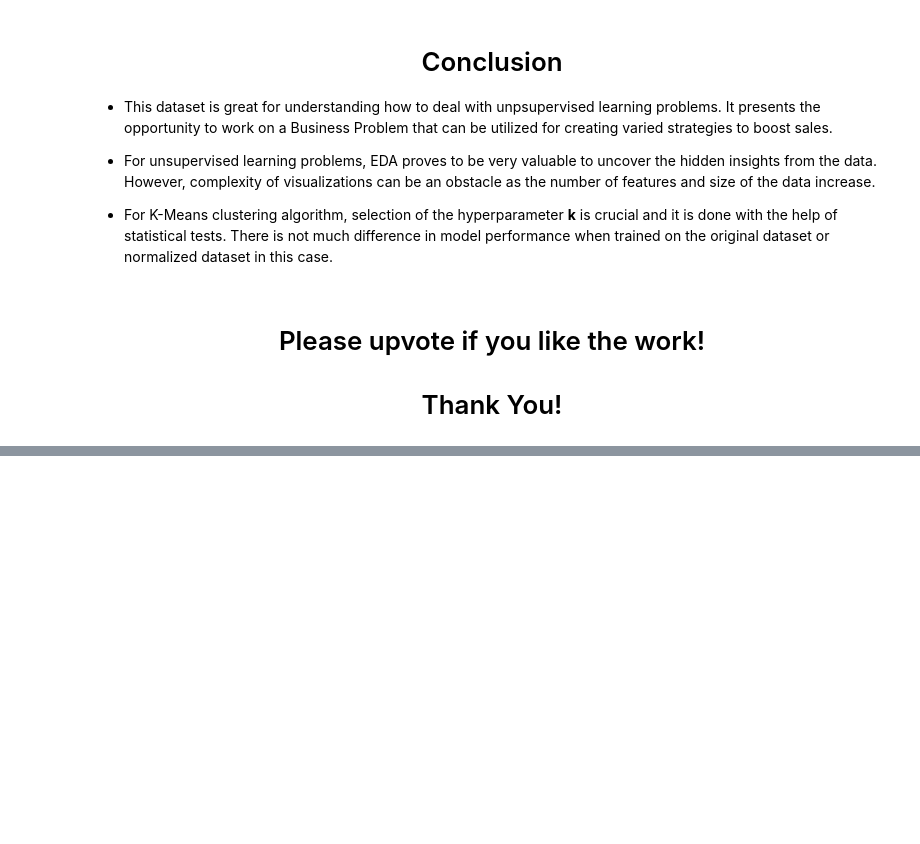
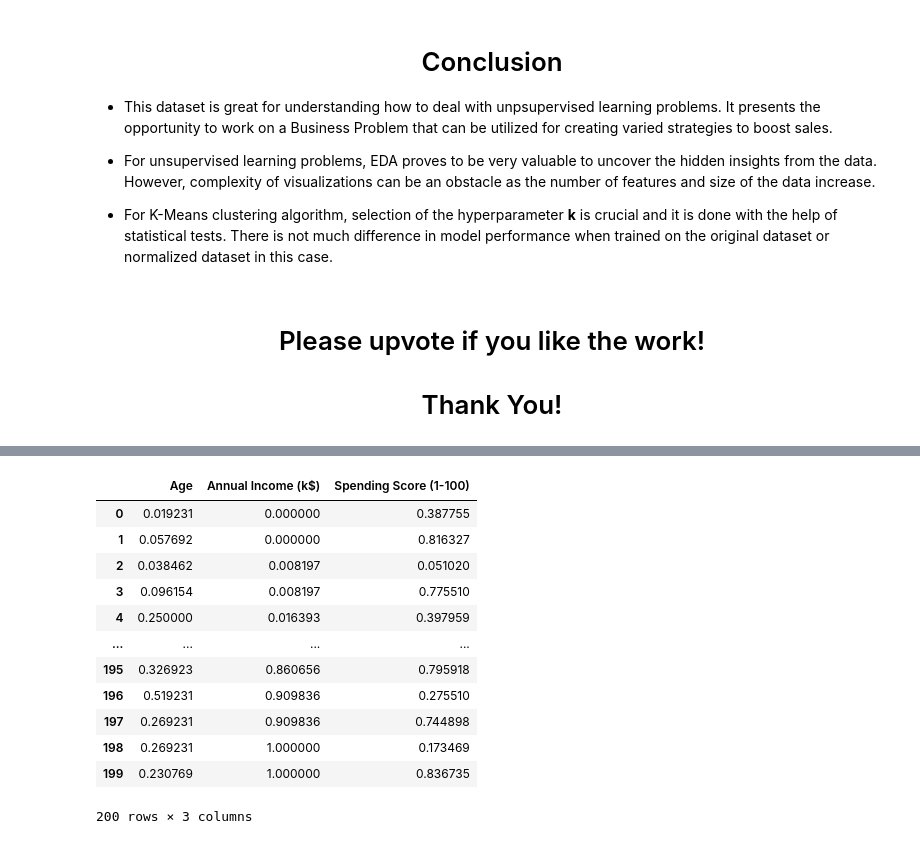
Before and after one commit to Gaires/Machine_Learning_Tehtava2, a Jupyter notebook: testit/testit.ipynb, the cells around one changed output, grey strips where cells are left out. Cells and saved outputs as stored; diff of their text form; code cells hidden in the pictures; blank space fills up the shorter version.

```diff
--- a/testit/testit.ipynb
+++ b/testit/testit.ipynb
@@ -839,0 +844,16 @@ plt.show();
+# %%
+df2
+# %% [output]
+|  | Age | Annual Income (k$) | Spending Score (1-100) |
+| 0 | 0.019231 | 0.000000 | 0.387755 |
+| 1 | 0.057692 | 0.000000 | 0.816327 |
+| 2 | 0.038462 | 0.008197 | 0.051020 |
+| 3 | 0.096154 | 0.008197 | 0.775510 |
+| 4 | 0.250000 | 0.016393 | 0.397959 |
+| ... | ... | ... | ... |
+| 195 | 0.326923 | 0.860656 | 0.795918 |
+| 196 | 0.519231 | 0.909836 | 0.275510 |
+| 197 | 0.269231 | 0.909836 | 0.744898 |
+| 198 | 0.269231 | 1.000000 | 0.173469 |
+| 199 | 0.230769 | 1.000000 | 0.836735 |
+200 rows × 3 columns
```
Also changed, not shown: parts of 26 cells of this notebook.
